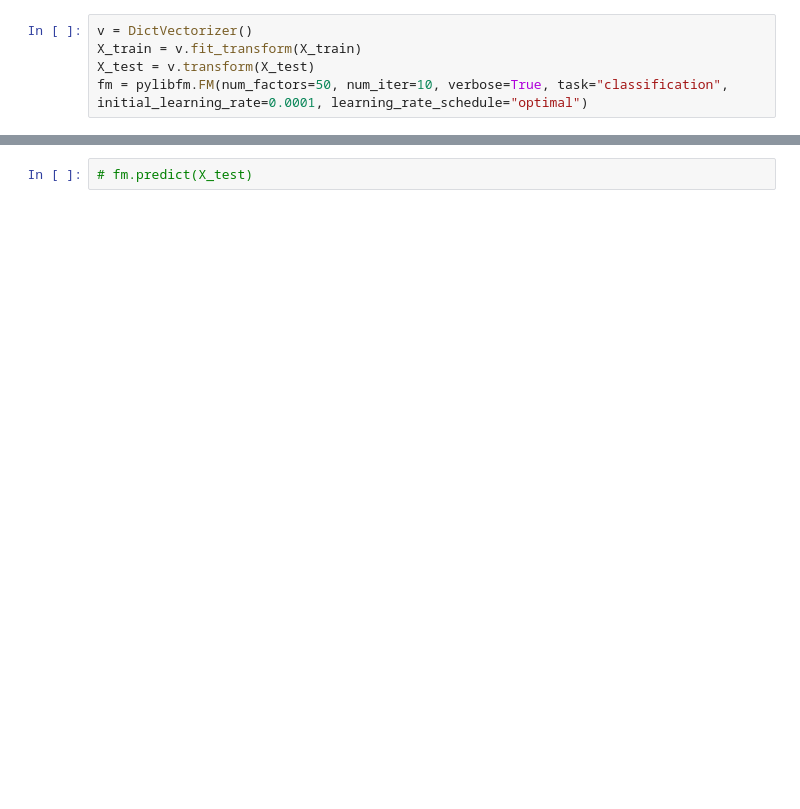
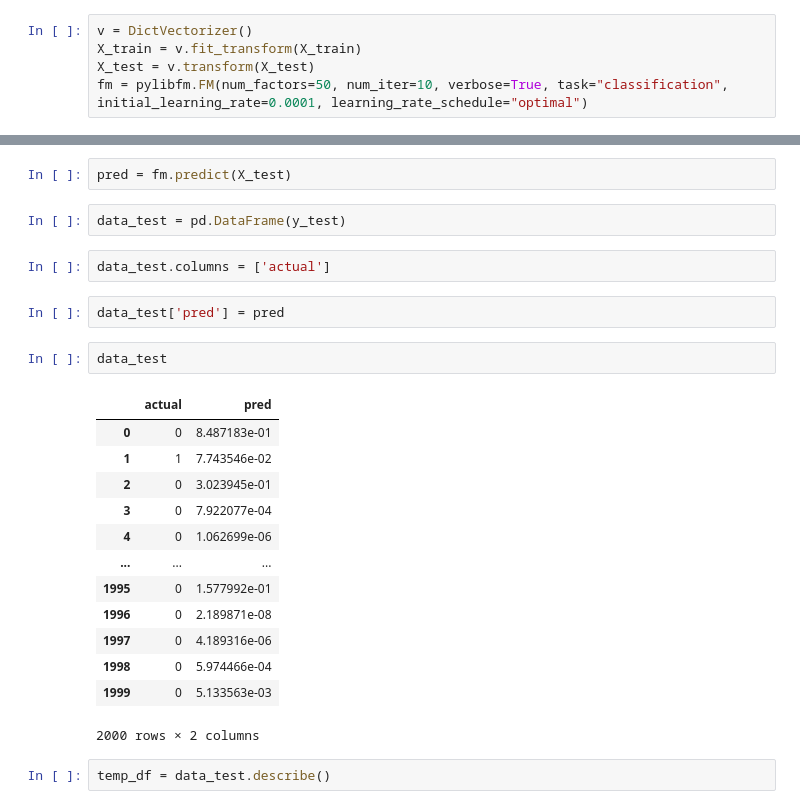
Before and after one commit to silencedsre/Click-Through-Rate, a Jupyter notebook: notebooks/Factorization Machines.ipynb, the cells around one changed output, grey strips where cells are left out. Saved outputs shown, nothing was run; the diff lists cells and outputs as text; blank space fills up the shorter version.

```diff
--- a/notebooks/Factorization Machines.ipynb
+++ b/notebooks/Factorization Machines.ipynb
@@ -90,2 +91,26 @@ loss
 # %%
-# fm.predict(X_test)
+pred = fm.predict(X_test)
+# %%
+data_test = pd.DataFrame(y_test)
+# %%
+data_test.columns = ['actual']
+# %%
+data_test['pred'] = pred
+# %%
+data_test
+# %% [output]
+|  | actual | pred |
+| 0 | 0 | 8.487183e-01 |
+| 1 | 1 | 7.743546e-02 |
+| 2 | 0 | 3.023945e-01 |
+| 3 | 0 | 7.922077e-04 |
+| 4 | 0 | 1.062699e-06 |
+| ... | ... | ... |
+| 1995 | 0 | 1.577992e-01 |
+| 1996 | 0 | 2.189871e-08 |
+| 1997 | 0 | 4.189316e-06 |
+| 1998 | 0 | 5.974466e-04 |
+| 1999 | 0 | 5.133563e-03 |
+2000 rows × 2 columns
+# %%
+temp_df = data_test.describe()
```
Also changed, not shown: parts of 16 cells of this notebook.
